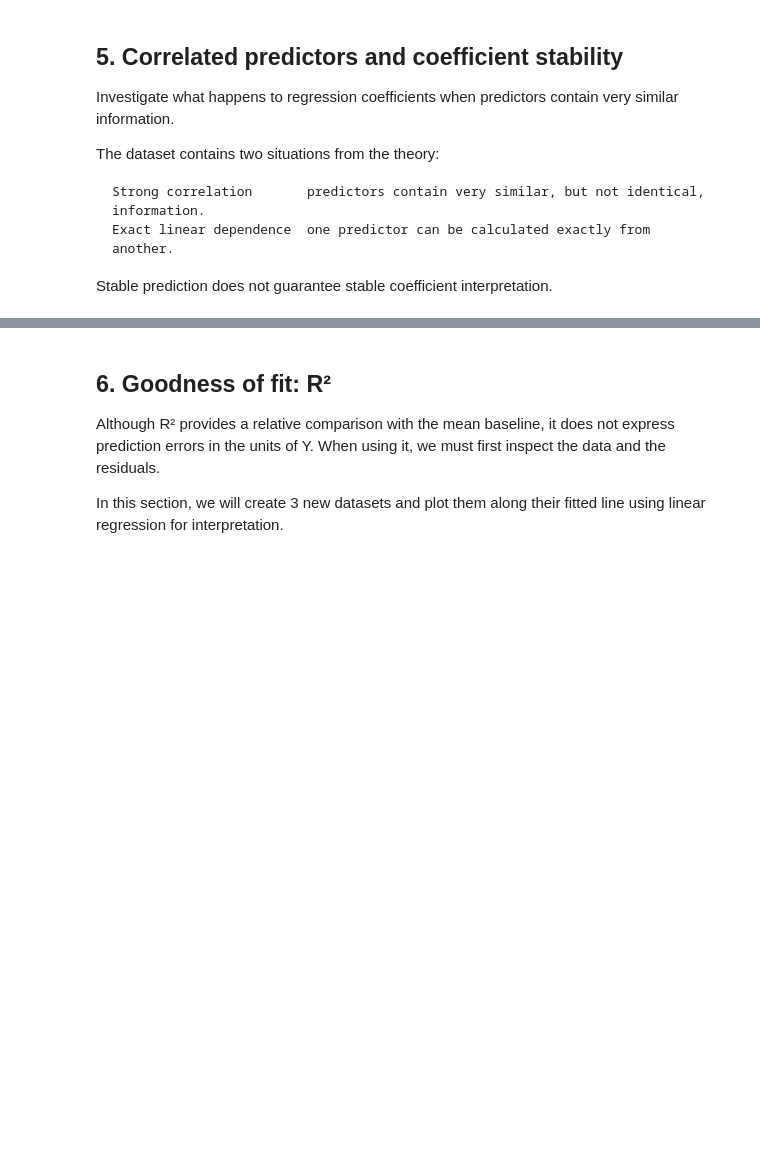
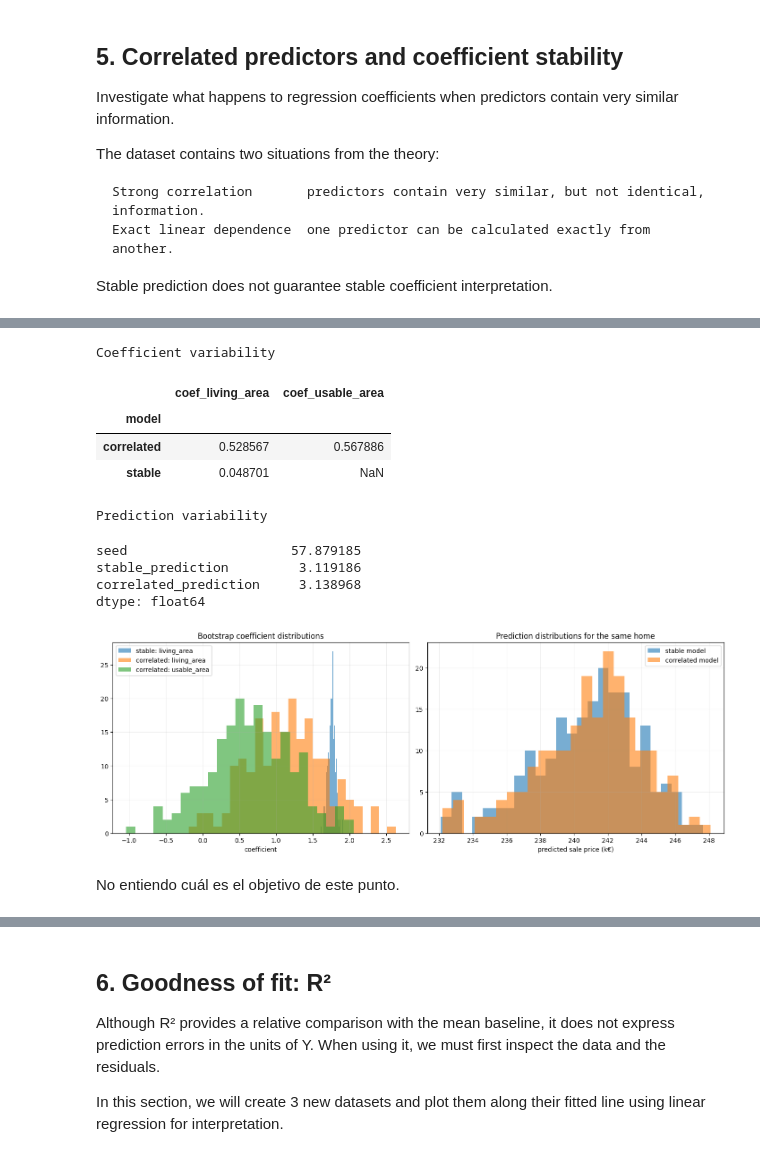
Before and after one commit to Chicloneo/Machine-Learning, a Jupyter notebook: Entrega 2/Notebooks/Chapter 2 - Part I - Students.ipynb, the cells around one changed output, grey strips where cells are left out. Cells and saved outputs as stored; diff of their text form; code cells hidden in the pictures; blank space fills up the shorter version.

```diff
--- a/Entrega 2/Notebooks/Chapter 2 - Part I - Students.ipynb
+++ b/Entrega 2/Notebooks/Chapter 2 - Part I - Students.ipynb
@@ -480,8 +626,8 @@ for seed in range(200):
     correlated_model = LinearRegression()
 
     # TODO: fit one model without usable_area_m2 and one model including it.
-    stable_model.fit(sample[...], sample[target])
-    correlated_model.fit(sample[...], sample[target])
+    stable_model.fit(sample[features_stable], sample[target])
+    correlated_model.fit(sample[features_correlated], sample[target])
 
     bootstrap_rows.append({
         "seed": seed,
@@ -497,8 +643,8 @@ for seed in range(200):
     })
 
     # TODO: predict the same reference home with both models.
-    stable_prediction = stable_model.predict(reference_home[...])[0]
-    correlated_prediction = correlated_model.predict(reference_home[...])[0]
+    stable_prediction = stable_model.predict(reference_home[features_stable])[0]
+    correlated_prediction = correlated_model.predict(reference_home[features_correlated])[0]
 
     prediction_rows.append({
         "seed": seed,
@@ -521,33 +667,47 @@ axes[0].hist(
     bootstrap_df.loc[bootstrap_df["model"] == "stable", "coef_living_area"],
     bins=25,
     alpha=0.6,
     label="stable: living_area",
 )
 axes[0].hist(
     bootstrap_df.loc[bootstrap_df["model"] == "correlated", "coef_living_area"],
     bins=25,
     alpha=0.6,
     label="correlated: living_area",
 )
 axes[0].hist(
     bootstrap_df.loc[bootstrap_df["model"] == "correlated", "coef_usable_area"].dropna(),
     bins=25,
     alpha=0.6,
     label="correlated: usable_area",
 )
 axes[0].set_title("Bootstrap coefficient distributions")
 axes[0].set_xlabel("coefficient")
 axes[0].legend()
 axes[0].grid(alpha=0.2)
 
 axes[1].hist(prediction_df["stable_prediction"], bins=25, alpha=0.6, label="stable model")
 axes[1].hist(prediction_df["correlated_prediction"], bins=25, alpha=0.6, label="correlated model")
 axes[1].set_title("Prediction distributions for the same home")
 axes[1].set_xlabel("predicted sale price (k€)")
 axes[1].legend()
 axes[1].grid(alpha=0.2)
 
 plt.show()
+# %% [output]
+Coefficient variability
+|  | coef_living_area | coef_usable_area |
+| model |  |  |
+| correlated | 0.528567 | 0.567886 |
+| stable | 0.048701 | NaN |
+Prediction variability
+seed                     57.879185
+stable_prediction         3.119186
+correlated_prediction     3.138968
+dtype: float64
+[figure, added]
+# %% [markdown]
+No entiendo cuál es el objetivo de este punto.
 # %% [markdown]
 ### Interpretation
 
```
Also changed, not shown: parts of 28 cells of this notebook, 1 other file.
